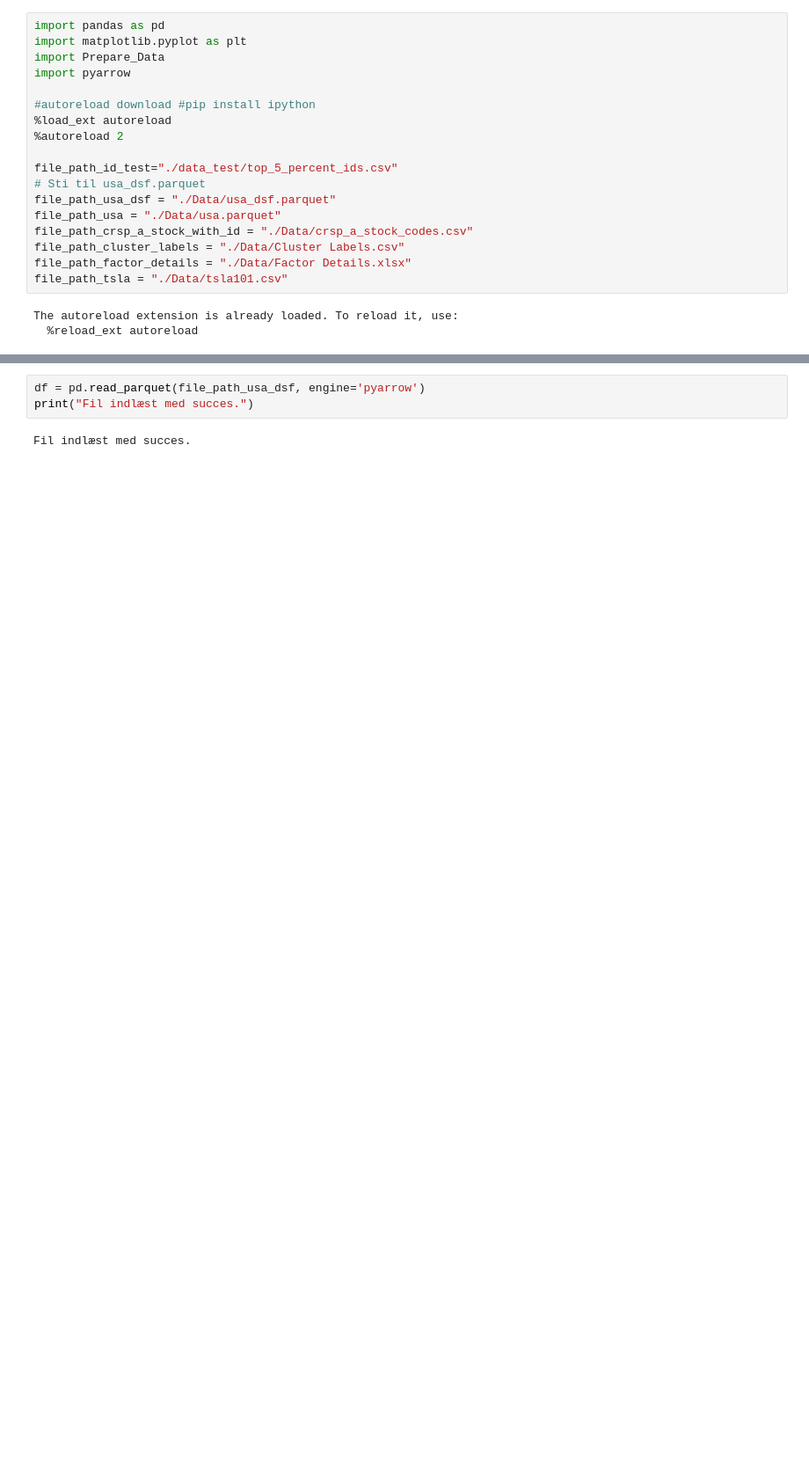
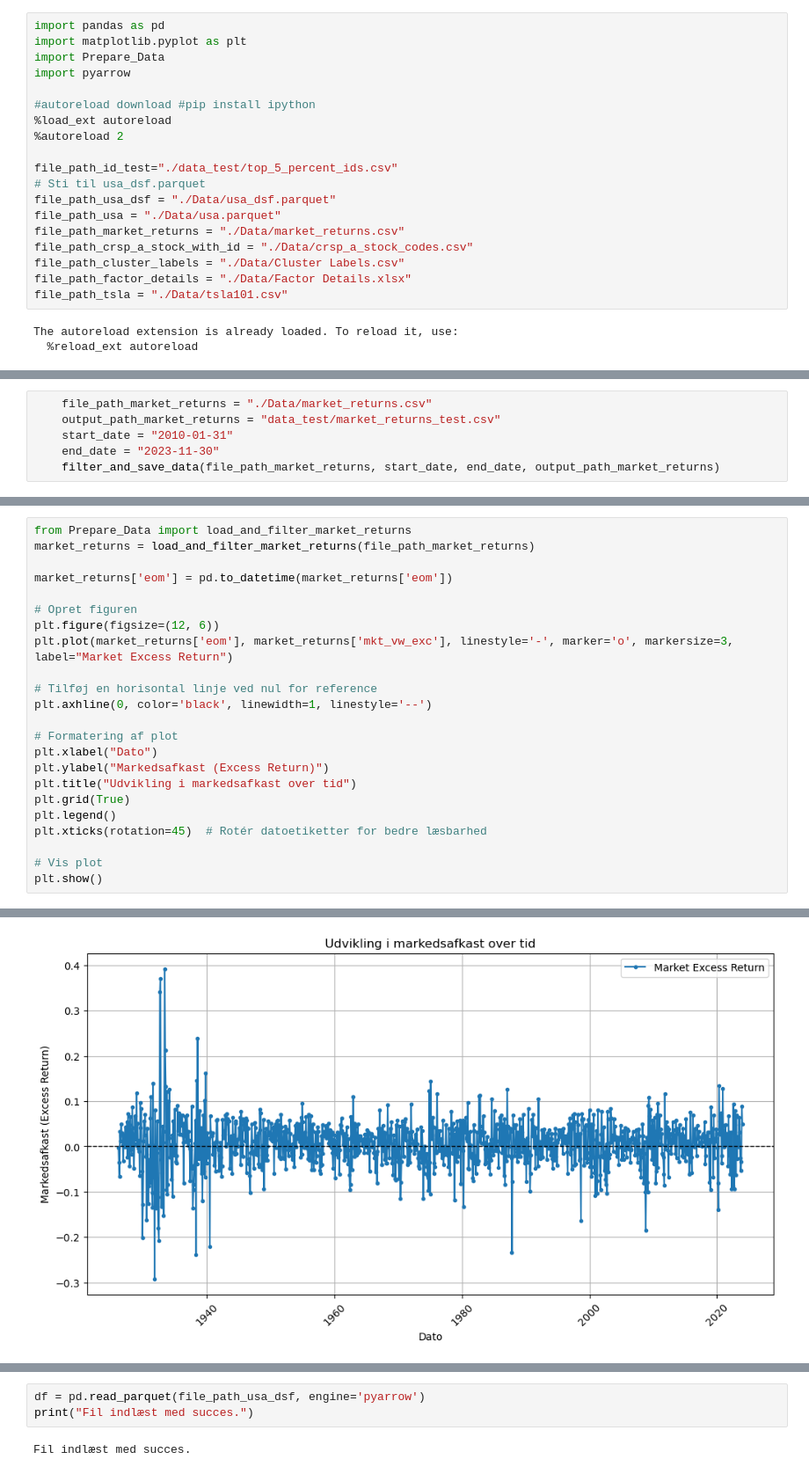
Before and after one commit to Hedegaard9/Master, a Jupyter notebook: data_analysis.ipynb, the cells around one changed output, grey strips where cells are left out. Shown at 88% size. Saved outputs shown, nothing was run; the diff lists cells and outputs as text; blank space fills up the shorter version.

Commit message:
Made a new notebook for data collection

```diff
--- a/data_analysis.ipynb
+++ b/data_analysis.ipynb
@@ -22,6 +22,7 @@ file_path_id_test="./data_test/top_5_percent_ids.csv"
 # Sti til usa_dsf.parquet
 file_path_usa_dsf = "./Data/usa_dsf.parquet"
 file_path_usa = "./Data/usa.parquet"
+file_path_market_returns = "./Data/market_returns.csv"
 file_path_crsp_a_stock_with_id = "./Data/crsp_a_stock_codes.csv"
 file_path_cluster_labels = "./Data/Cluster Labels.csv"
 file_path_factor_details = "./Data/Factor Details.xlsx"
@@ -31,0 +69,6 @@ The autoreload extension is already loaded. To reload it, use:
+# %%
+    file_path_market_returns = "./Data/market_returns.csv"
+    output_path_market_returns = "data_test/market_returns_test.csv"
+    start_date = "2010-01-31"
+    end_date = "2023-11-30"
+    filter_and_save_data(file_path_market_returns, start_date, end_date, output_path_market_returns)
@@ -31,0 +78,24 @@ The autoreload extension is already loaded. To reload it, use:
+# %%
+from Prepare_Data import load_and_filter_market_returns
+market_returns = load_and_filter_market_returns(file_path_market_returns)
+
+market_returns['eom'] = pd.to_datetime(market_returns['eom'])
+
+# Opret figuren
+plt.figure(figsize=(12, 6))
+plt.plot(market_returns['eom'], market_returns['mkt_vw_exc'], linestyle='-', marker='o', markersize=3, label="Market Excess Return")
+
+# Tilføj en horisontal linje ved nul for reference
+plt.axhline(0, color='black', linewidth=1, linestyle='--')
+
+# Formatering af plot
+plt.xlabel("Dato")
+plt.ylabel("Markedsafkast (Excess Return)")
+plt.title("Udvikling i markedsafkast over tid")
+plt.grid(True)
+plt.legend()
+plt.xticks(rotation=45)  # Rotér datoetiketter for bedre læsbarhed
+
+# Vis plot
+plt.show()
+# %% [output]
@@ -31,0 +103 @@ The autoreload extension is already loaded. To reload it, use:
+[figure, added]
```
Also changed, not shown: parts of 7 cells of this notebook, 2 other files.
